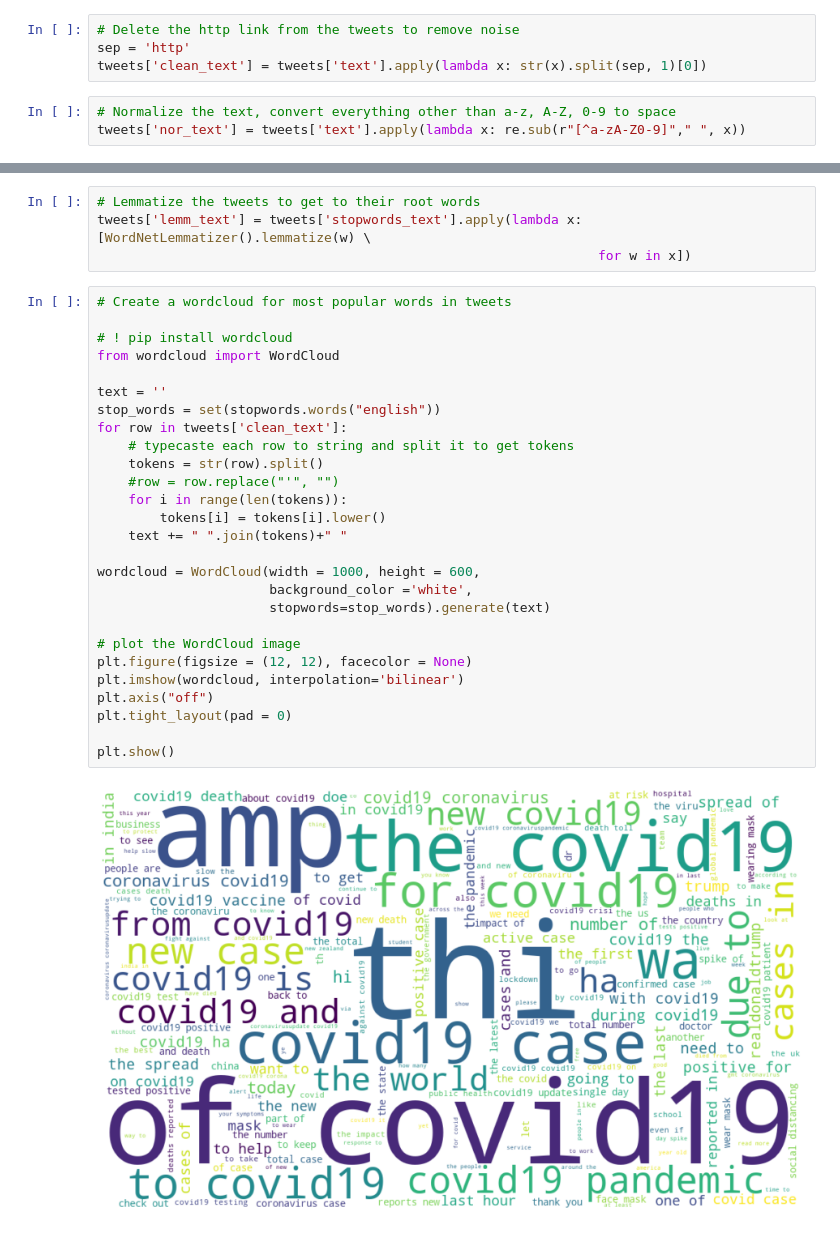
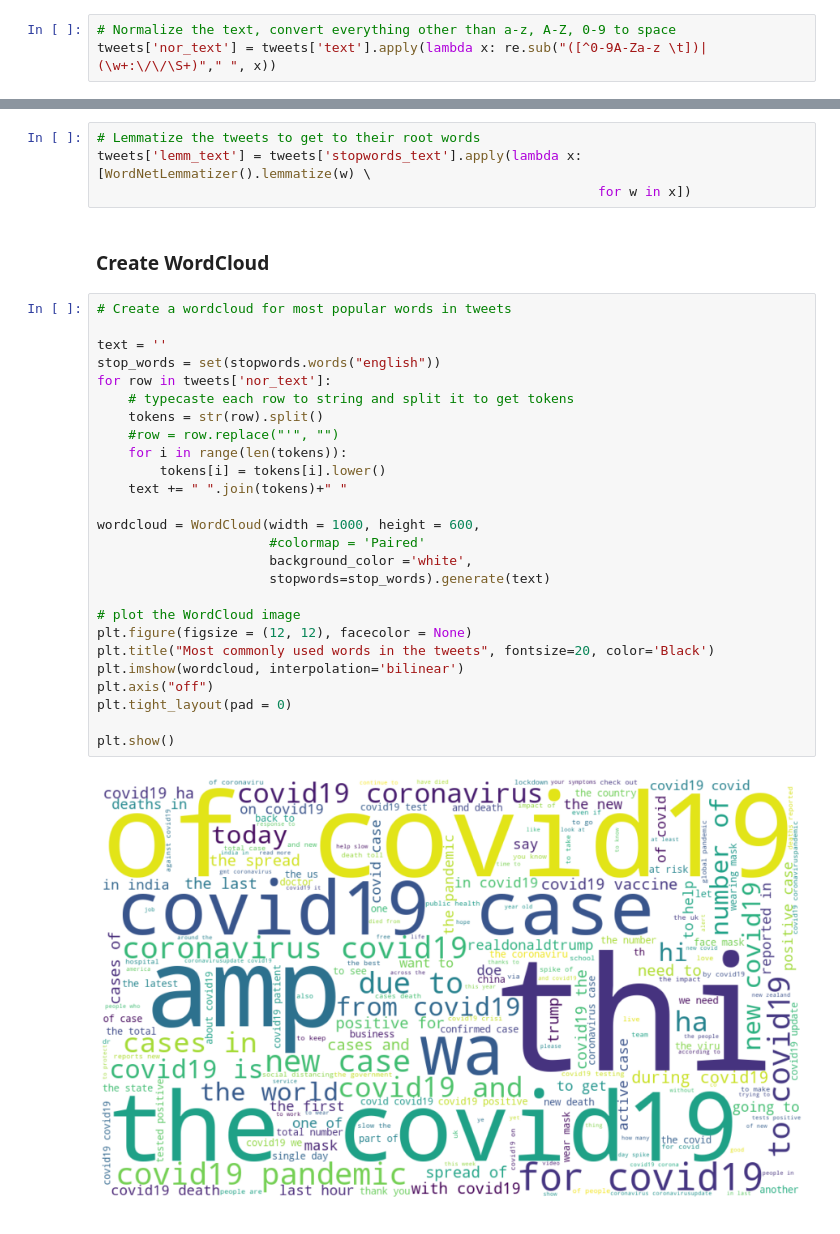
Before and after one commit to ArushiC/COVID-19-Tweets-Analysis, a Jupyter notebook: covid19-tweets.ipynb, the cells around one changed output, grey strips where cells are left out. Saved outputs shown, nothing was run; the diff lists cells and outputs as text.

```diff
--- a/covid19-tweets.ipynb
+++ b/covid19-tweets.ipynb
@@ -329,10 +373,6 @@ from nltk.stem.wordnet import WordNetLemmatizer
-# %%
-# Delete the http link from the tweets to remove noise
-sep = 'http'
-tweets['clean_text'] = tweets['text'].apply(lambda x: str(x).split(sep, 1)[0])
 # %%
 # Normalize the text, convert everything other than a-z, A-Z, 0-9 to space
-tweets['nor_text'] = tweets['text'].apply(lambda x: re.sub(r"[^a-zA-Z0-9]"," ", x))
+tweets['nor_text'] = tweets['text'].apply(lambda x: re.sub("([^0-9A-Za-z \t])|(\w+:\/\/\S+)"," ", x))
 # %%
 # Tokenize the normalized texts using TweetTokenizer which is specifically for tweets
 tt = TweetTokenizer()
@@ -351,32 +390,33 @@ tweets['stopwords_text'] = tweets['tokenized_text'].\
 # Lemmatize the tweets to get to their root words
 tweets['lemm_text'] = tweets['stopwords_text'].apply(lambda x: [WordNetLemmatizer().lemmatize(w) \
                                                                 for w in x])
+# %% [markdown]
+### Create WordCloud
 # %%
 # Create a wordcloud for most popular words in tweets
 
-# ! pip install wordcloud
-from wordcloud import WordCloud
-
 text = ''
 stop_words = set(stopwords.words("english"))
-for row in tweets['clean_text']:
+for row in tweets['nor_text']:
     # typecaste each row to string and split it to get tokens
     tokens = str(row).split()
     #row = row.replace("'", "")
     for i in range(len(tokens)):
         tokens[i] = tokens[i].lower()
     text += " ".join(tokens)+" "
 
 wordcloud = WordCloud(width = 1000, height = 600,
+                      #colormap = 'Paired'
                       background_color ='white',
                       stopwords=stop_words).generate(text)
 
 # plot the WordCloud image
 plt.figure(figsize = (12, 12), facecolor = None)
+plt.title("Most commonly used words in the tweets", fontsize=20, color='Black')
 plt.imshow(wordcloud, interpolation='bilinear')
 plt.axis("off")
 plt.tight_layout(pad = 0)
 
 plt.show()
 # %% [output]
-[figure, old version]
+[figure, new version]
```
Also changed, not shown: parts of 29 cells of this notebook.
